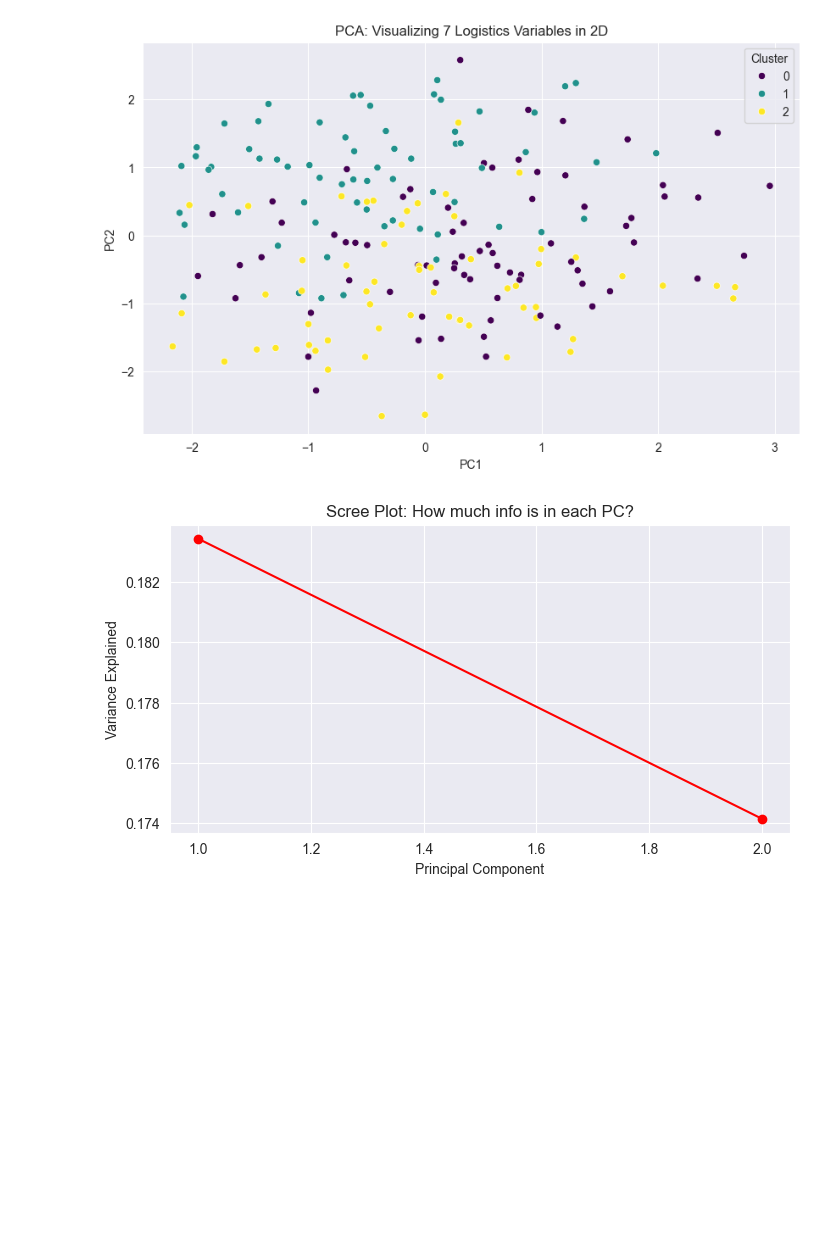
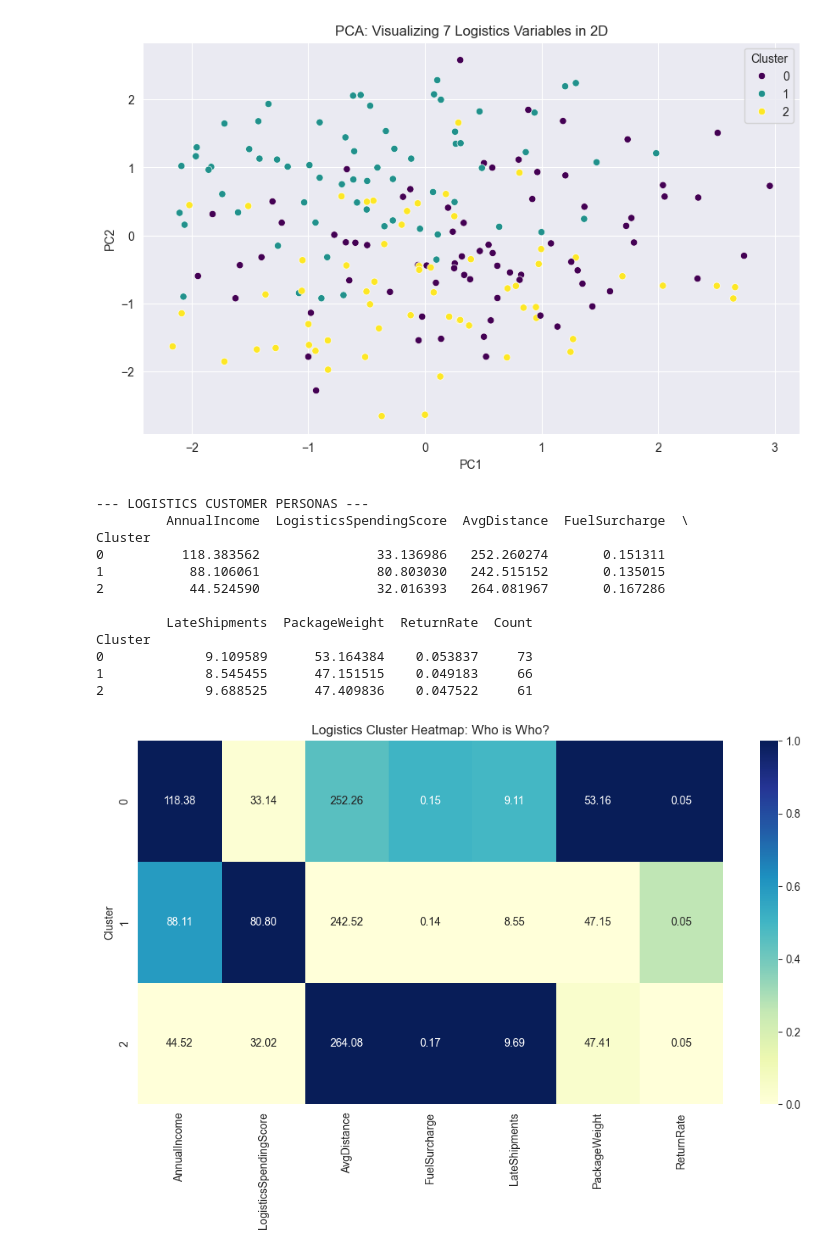
Before and after one commit to ZacharyScheer16/Beginner-Python-Projects, a Jupyter notebook: scikitLearnYT/Gemini4MiniProject.ipynb, the cells around one changed output. Cells and saved outputs as stored; diff of their text form; code cells hidden in the pictures; blank space fills up the shorter version.

```diff
--- a/scikitLearnYT/Gemini4MiniProject.ipynb
+++ b/scikitLearnYT/Gemini4MiniProject.ipynb
@@ -132,6 +132,39 @@ plt.show()
 # %% [output]
 [figure]
 # %%
-#
+#1. Group the data by Cluster and calculate the Mean (Average)
+cluster_profiles = customer_df.groupby('Cluster')[features].mean()
+
+# 2. Add a column to show how many customers are in each group
+cluster_profiles['Count'] = customer_df.groupby('Cluster').size()
+
+# 3. Display the table
+print("--- LOGISTICS CUSTOMER PERSONAS ---")
+print(cluster_profiles.sort_values(by='AnnualIncome', ascending=False))
 # %% [output]
-[figure, removed]
+--- LOGISTICS CUSTOMER PERSONAS ---
+         AnnualIncome  LogisticsSpendingScore  AvgDistance  FuelSurcharge  \
+Cluster
+0          118.383562               33.136986   252.260274       0.151311
+1           88.106061               80.803030   242.515152       0.135015
+2           44.524590               32.016393   264.081967       0.167286
+
+         LateShipments  PackageWeight  ReturnRate  Count
+Cluster
+0             9.109589      53.164384    0.053837     73
+1             8.545455      47.151515    0.049183     66
+2             9.688525      47.409836    0.047522     61
+# %%
+import seaborn as sns
+import matplotlib.pyplot as plt
+
+# We scale it just for the heatmap so colors are easy to compare
+# (Standardizing each column from 0 to 1)
+cluster_profiles_normalized = (cluster_profiles - cluster_profiles.min()) / (cluster_profiles.max() - cluster_profiles.min())
+
+plt.figure(figsize=(12, 6))
+sns.heatmap(cluster_profiles_normalized.drop(columns=['Count']), annot=cluster_profiles.drop(columns=['Count']), cmap='YlGnBu', fmt='.2f')
+plt.title('Logistics Cluster Heatmap: Who is Who?')
+plt.show()
+# %% [output]
+[figure, added]
```
